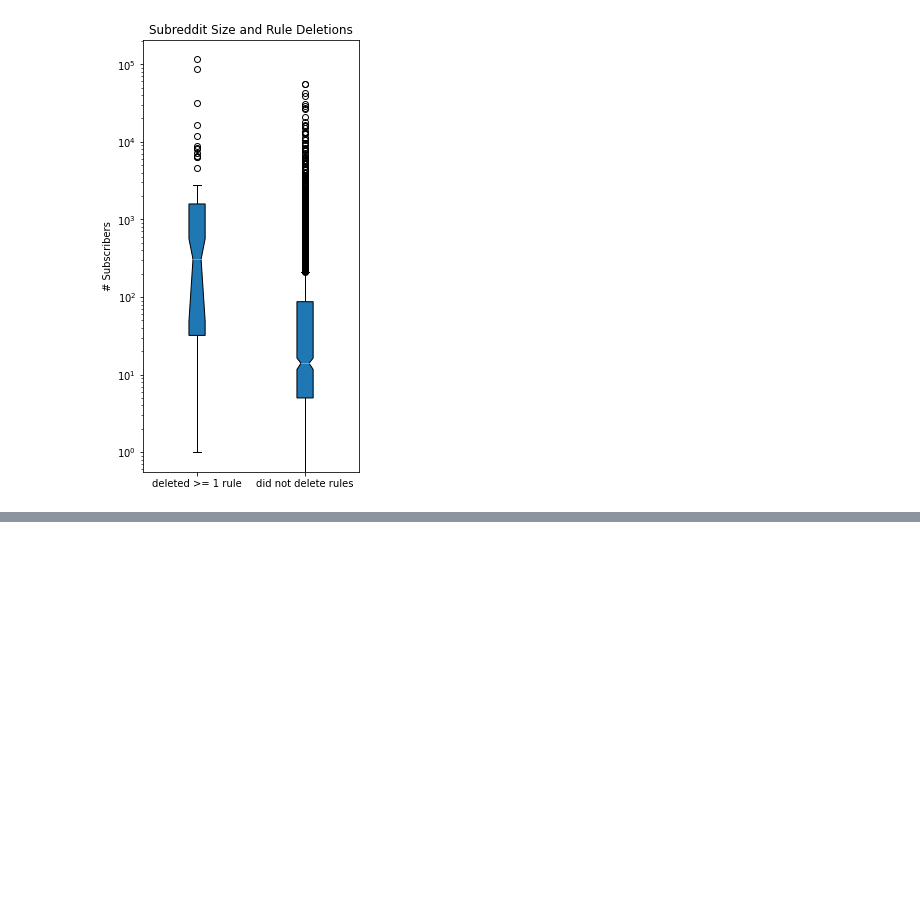
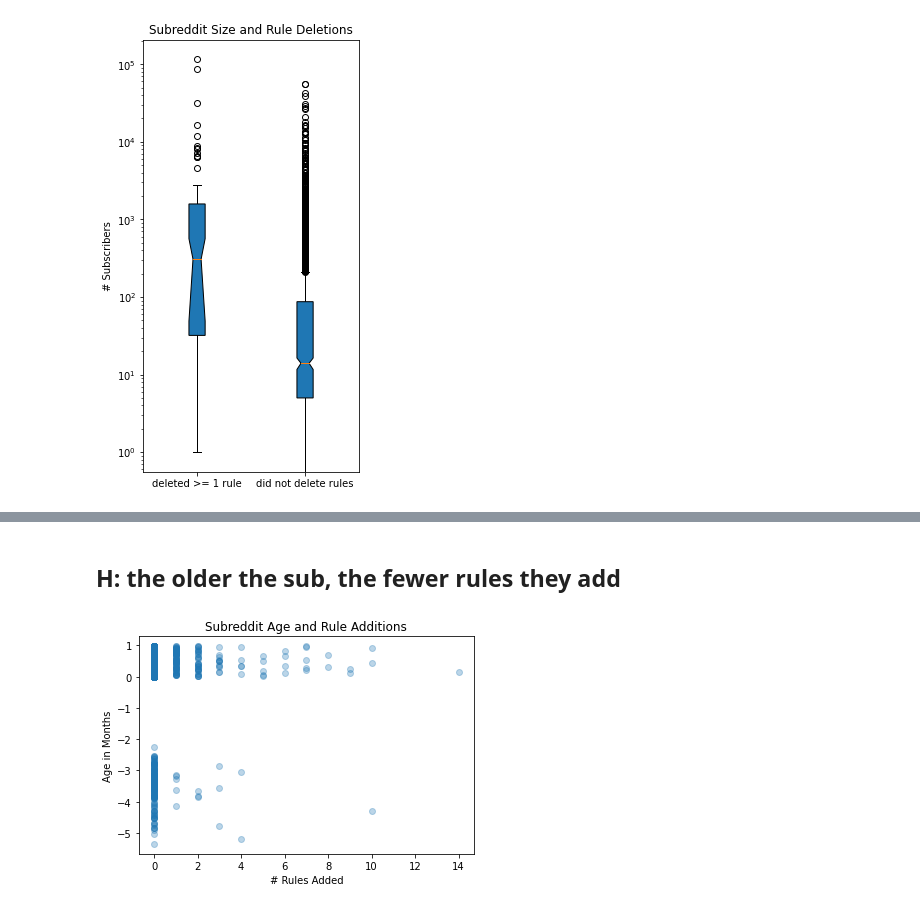
Before and after one commit to nammyk789/reddit-rule-change, a Jupyter notebook: jupyter notebooks/looking_at_seth_data.ipynb, the cells around one changed output, grey strips where cells are left out. Cells and saved outputs as stored; diff of their text form; code cells hidden in the pictures; blank space fills up the shorter version.

```diff
--- a/jupyter notebooks/looking_at_seth_data.ipynb
+++ b/jupyter notebooks/looking_at_seth_data.ipynb
@@ -158,0 +237,16 @@ plt.show()
+# %% [markdown]
+## H: the older the sub, the fewer rules they add
+# %%
+y = np.array(sub_metadata.age_in_months)
+x = np.array(sub_metadata.added)
+
+# Plot the scatter plot with the calculated area
+plt.scatter(x, y, alpha=0.3)
+
+plt.ylabel("Age in Months")
+plt.xlabel("# Rules Added")
+plt.title("Subreddit Age and Rule Additions")
+
+plt.show()
+# %% [output]
+[figure, added]
```
Also changed, not shown: parts of 29 cells of this notebook, 2 other files.
